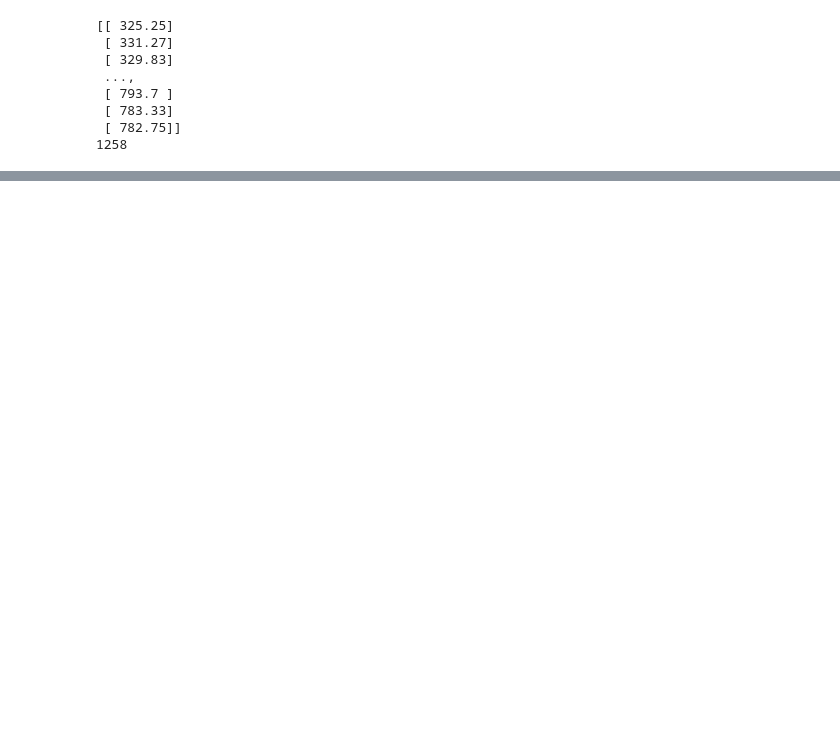
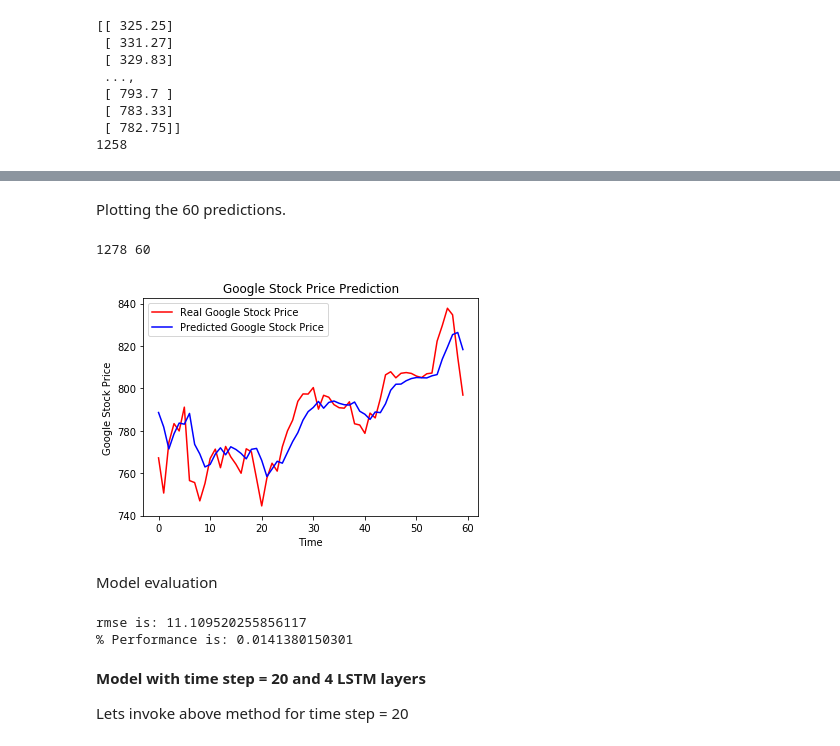
Before and after one commit to rbaral/Udemy_DeepLearning, a Jupyter notebook: 1_Supervised Deep Learning/3_RNN/12_Building a RNN/RNN-LSTM-Stock-Prediction.ipynb, the cells around one changed output, grey strips where cells are left out. Saved outputs shown, nothing was run; the diff lists cells and outputs as text; code cells hidden in the pictures; blank space fills up the shorter version.

```diff
--- a/1_Supervised Deep Learning/3_RNN/12_Building a RNN/RNN-LSTM-Stock-Prediction.ipynb
+++ b/1_Supervised Deep Learning/3_RNN/12_Building a RNN/RNN-LSTM-Stock-Prediction.ipynb
@@ -243,0 +467,28 @@ print(len(real_stock_price_train))
+# %% [markdown]
+Plotting the 60 predictions.
+# %%
+print(len(real_stock_price_60), len(predicted_stock_price_60))
+# Visualising the results
+plt.plot(real_stock_price_60[-60:], color = 'red', label = 'Real Google Stock Price')
+plt.plot(predicted_stock_price_60, color = 'blue', label = 'Predicted Google Stock Price')
+plt.title('Google Stock Price Prediction')
+plt.xlabel('Time')
+plt.ylabel('Google Stock Price')
+plt.legend()
+plt.show()
+# %% [output]
+1278 60
+[figure, added]
+# %% [markdown]
+Model evaluation
+# %%
+#lets evaluate the performance of the model
+import math
+from sklearn.metrics import mean_squared_error
+rmse = math.sqrt(mean_squared_error(real_stock_price_60[-60:], predicted_stock_price_60))
+print("rmse is:",rmse)
+performance = rmse/np.mean(real_stock_price_60[-60:])
+print ("% Performance is:", performance)
+# %% [output]
+rmse is: 11.109520255856117
+% Performance is: 0.0141380150301
@@ -243,0 +589,4 @@ print(len(real_stock_price_train))
+# %% [markdown]
+<b> Model with time step = 20 and 4 LSTM layers </b>
+
+Lets invoke above method for time step = 20
```
Also changed, not shown: parts of 33 cells of this notebook.
